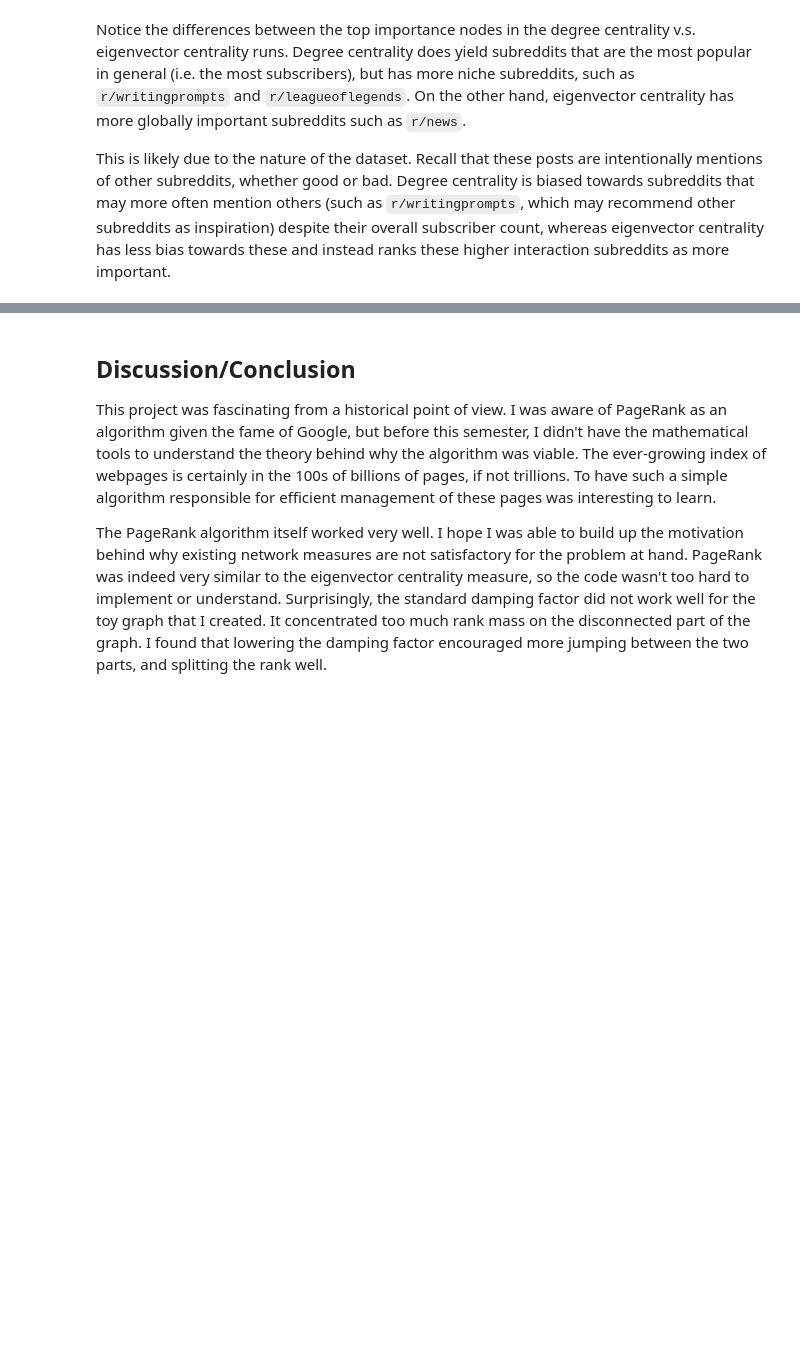
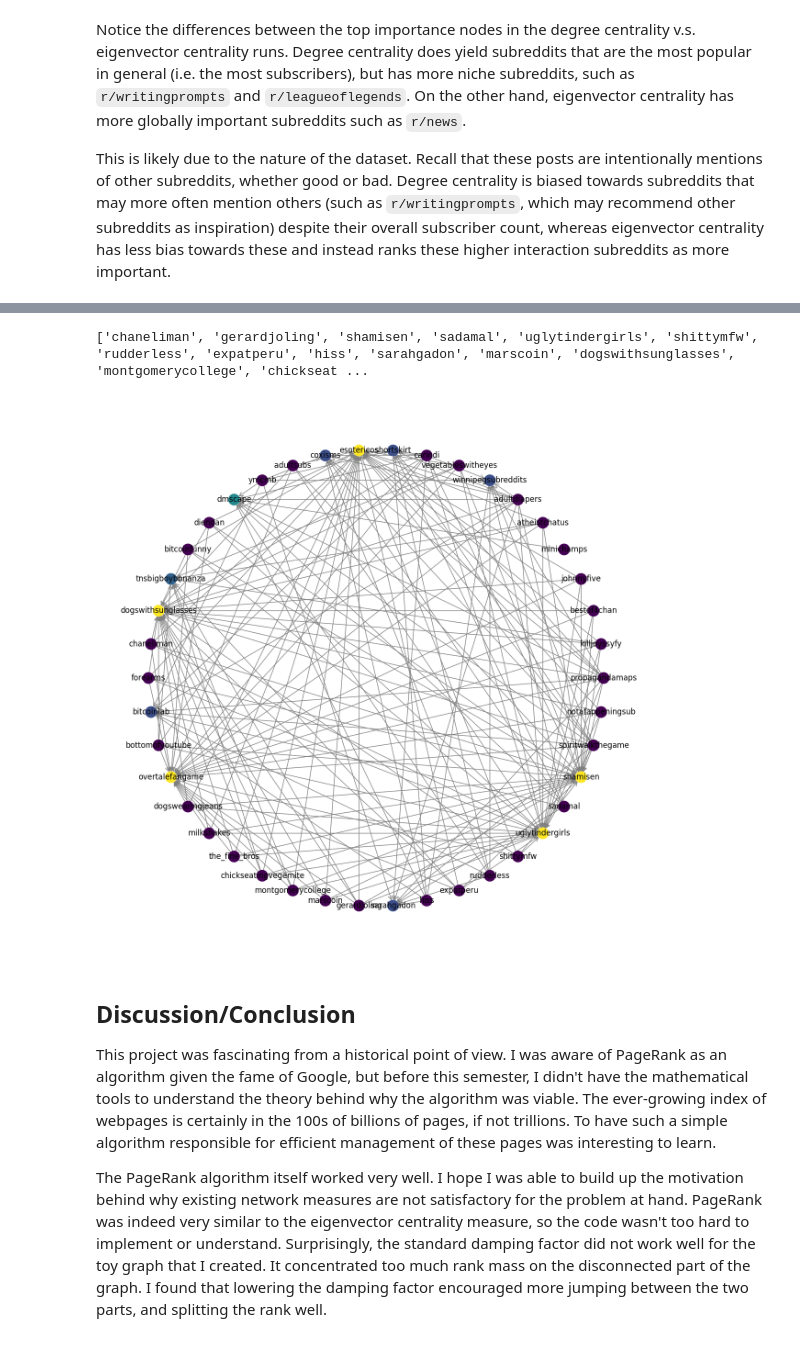
Before and after one commit to vviggyy/mc_pagerank, a Jupyter notebook: mc_pagerank.ipynb, the cells around one changed output, grey strips where cells are left out. Saved outputs shown, nothing was run; the diff lists cells and outputs as text; code cells hidden in the pictures; blank space fills up the shorter version.

```diff
--- a/mc_pagerank.ipynb
+++ b/mc_pagerank.ipynb
@@ -386,3 +482,21 @@ sorted(rank)
+# %%
+top_10_indices = np.argsort(rank)[-30:][::-1]
+top_nodes = [list(G_sub.nodes)[idx] for idx in top_10_indices]
+
+print(top_nodes)
+# %% [output]
+['chaneliman', 'gerardjoling', 'shamisen', 'sadamal', 'uglytindergirls', 'shittymfw', 'rudderless', 'expatperu', 'hiss', 'sarahgadon', 'marscoin', 'dogswithsunglasses', 'montgomerycollege', 'chickseat ...
+# %%
+pos = nx.shell_layout(G_sub)
+plt.figure(figsize=(12, 12))
+nx.draw(G_sub, pos, with_labels=True,
+        node_color= rank_sub,
+        edge_color='gray',
+        arrows=True,
+        arrowstyle='->',
+        arrowsize=15)
+# %% [output]
+[figure, added]
 # %% [markdown]
 ## Discussion/Conclusion
 
```
Also changed, not shown: parts of 8 cells of this notebook.
